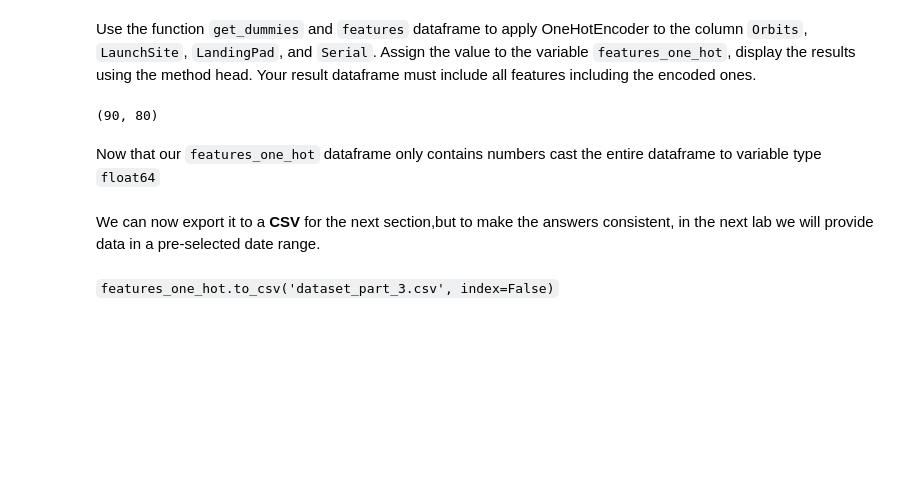
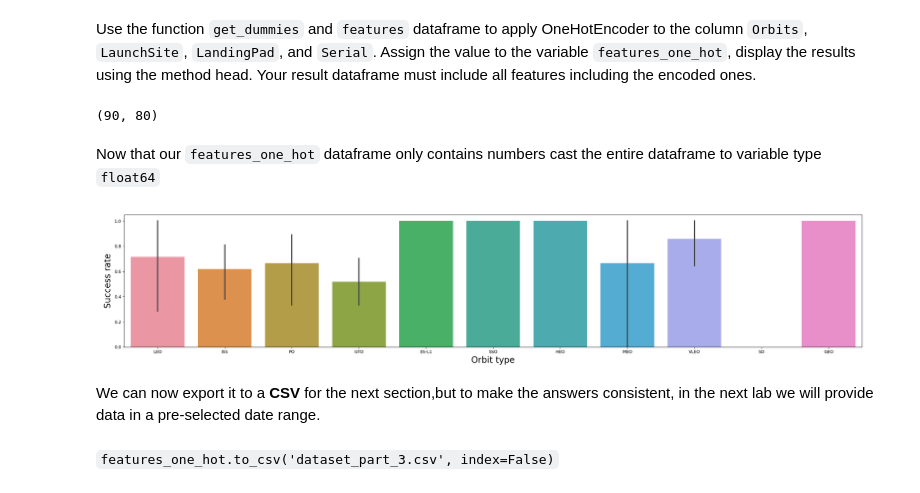
Before and after one commit to calvinmaposse/DataScienceCapstone, a Jupyter notebook: jupyter-labs-eda-dataviz.ipynb.jupyterlite.ipynb, the cells around one changed output. Drawn from its saved outputs; the diff is of its cells as text; code cells hidden in the pictures; blank space fills up the shorter version.

```diff
--- a/jupyter-labs-eda-dataviz.ipynb.jupyterlite.ipynb
+++ b/jupyter-labs-eda-dataviz.ipynb.jupyterlite.ipynb
@@ -244,6 +244,13 @@ features_one_hot.shape
 (90, 80)
 # %% [markdown]
 Now that our <code>features_one_hot</code> dataframe only contains numbers cast the entire dataframe to variable type <code>float64</code>
+# %%
+sns.barplot(y="Class", x="Orbit", data=df)
+plt.xlabel("Orbit type",fontsize=20)
+plt.ylabel("Success rate",fontsize=20)
+plt.show()
+# %% [output]
+[figure, added]
 # %%
 # HINT: use astype function
 # %% [markdown]
```
Also changed, not shown: 2 other files.
